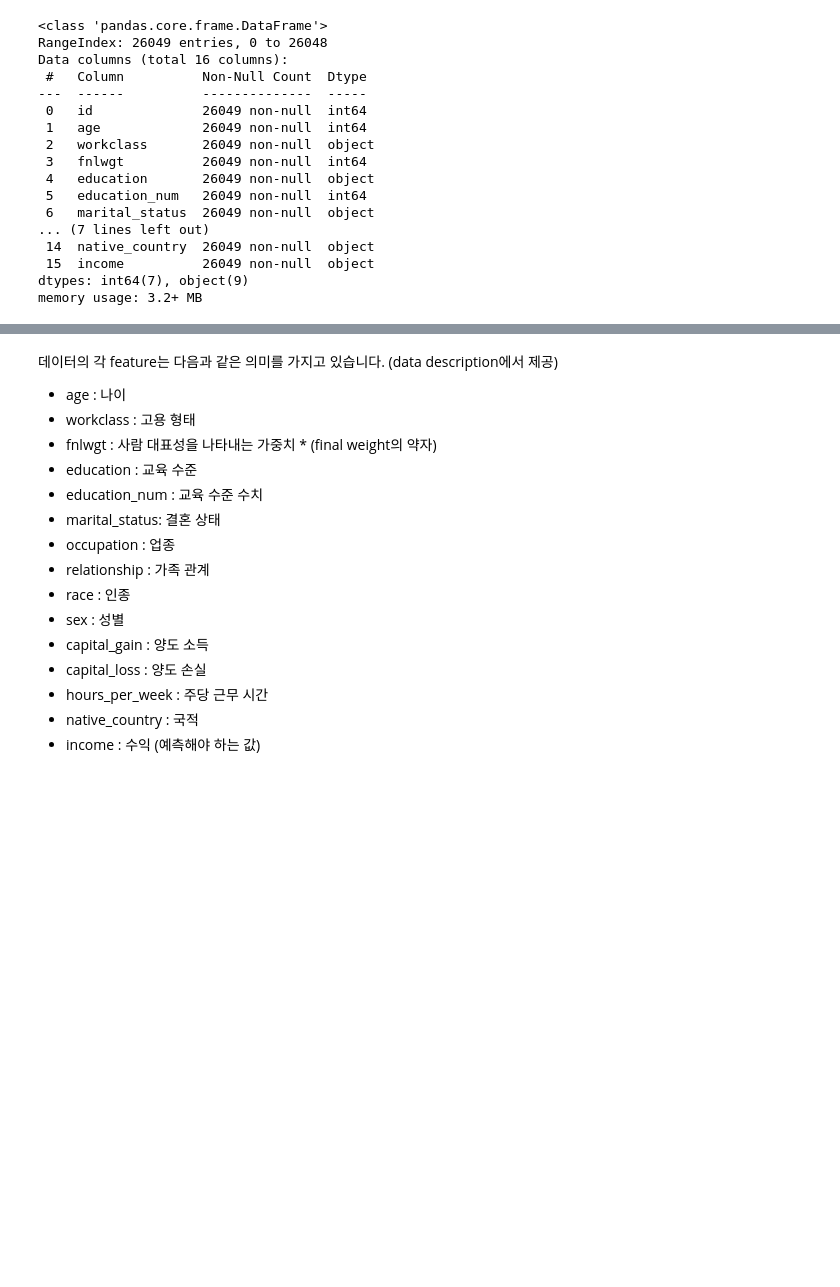
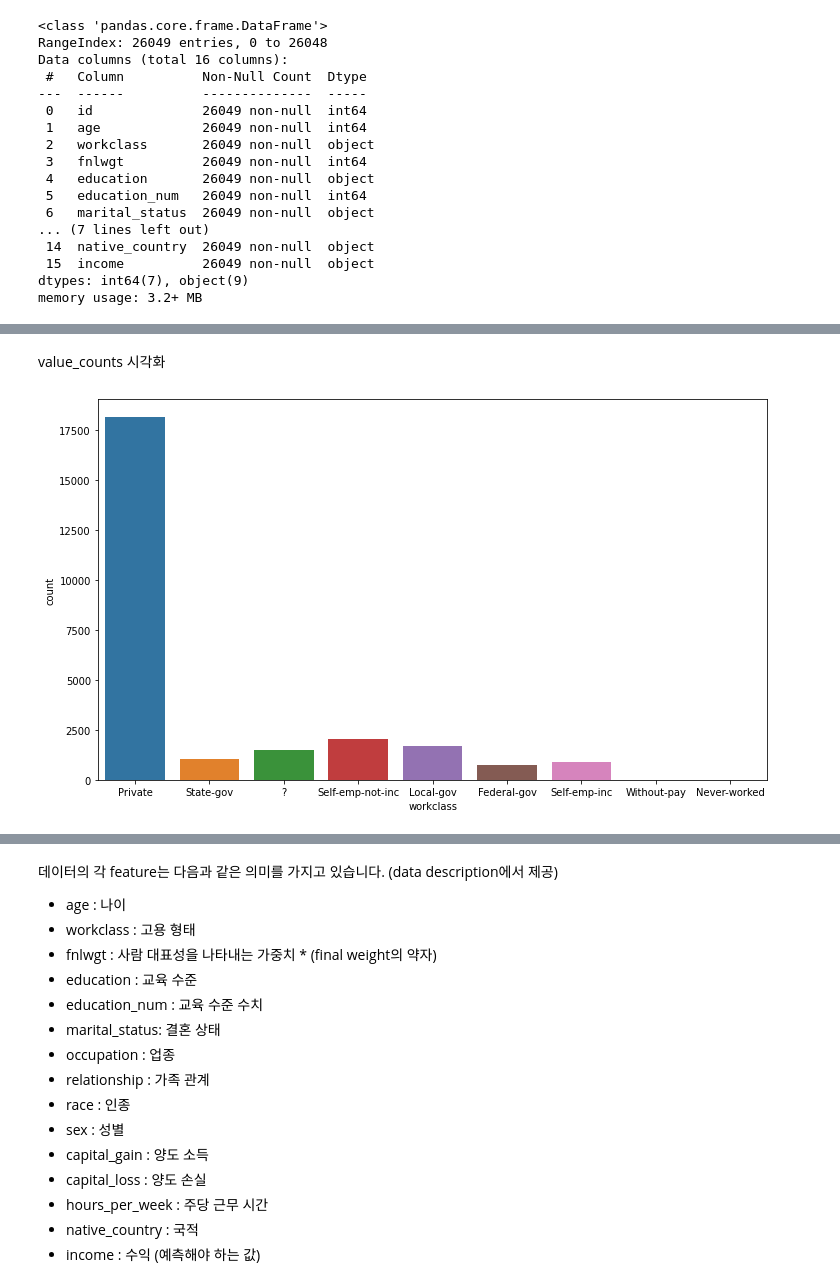
Before and after one commit to wiv33/A-Learning-python, a Jupyter notebook: machine-learning/_001_kaggle/_000_EDA_example.ipynb, the cells around one changed output, grey strips where cells are left out. Drawn from its saved outputs; the diff is of its cells as text; code cells hidden in the pictures; blank space fills up the shorter version.

```diff
--- a/machine-learning/_001_kaggle/_000_EDA_example.ipynb
+++ b/machine-learning/_001_kaggle/_000_EDA_example.ipynb
@@ -82,0 +98,9 @@ memory usage: 3.2+ MB
+# %% [markdown]
+value_counts
+시각화
+# %%
+fig, ax = plt.subplots(1, 1, figsize=(12, 7))
+sns.countplot(data=train_data, x='workclass', ax=ax)
+plt.show()
+# %% [output]
+[figure, added]
```
Also changed, not shown: parts of 7 cells of this notebook.
